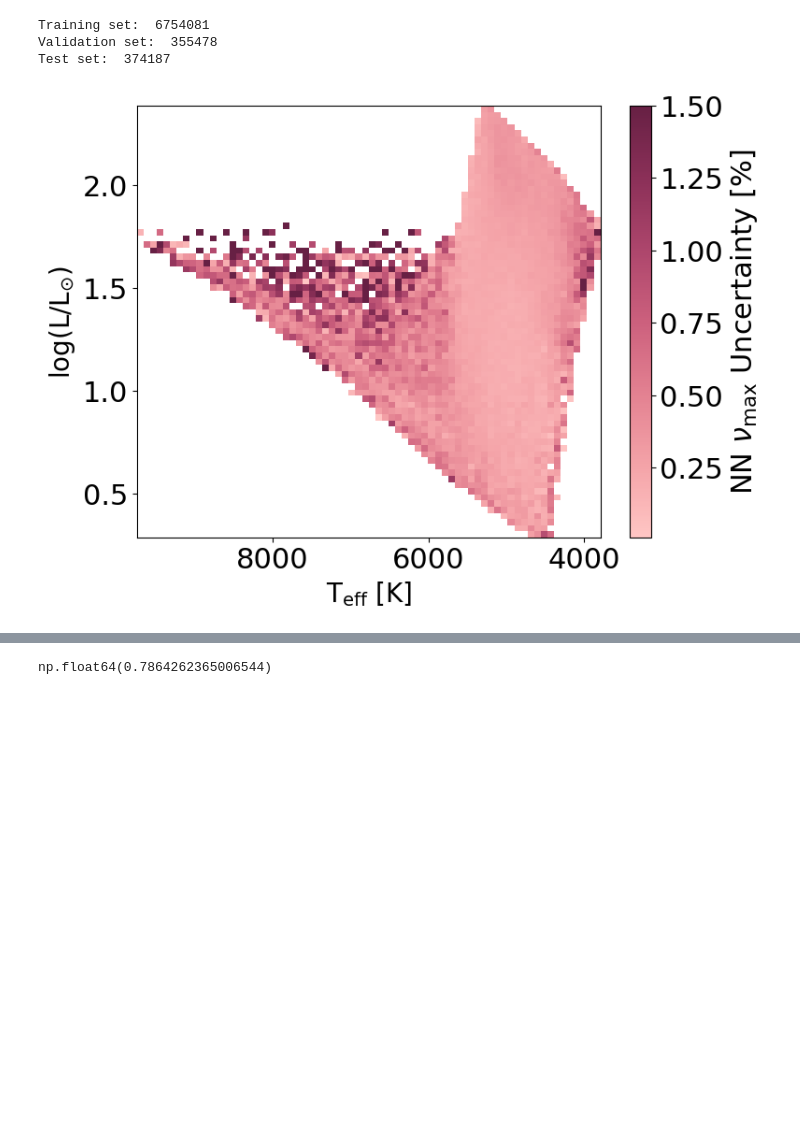
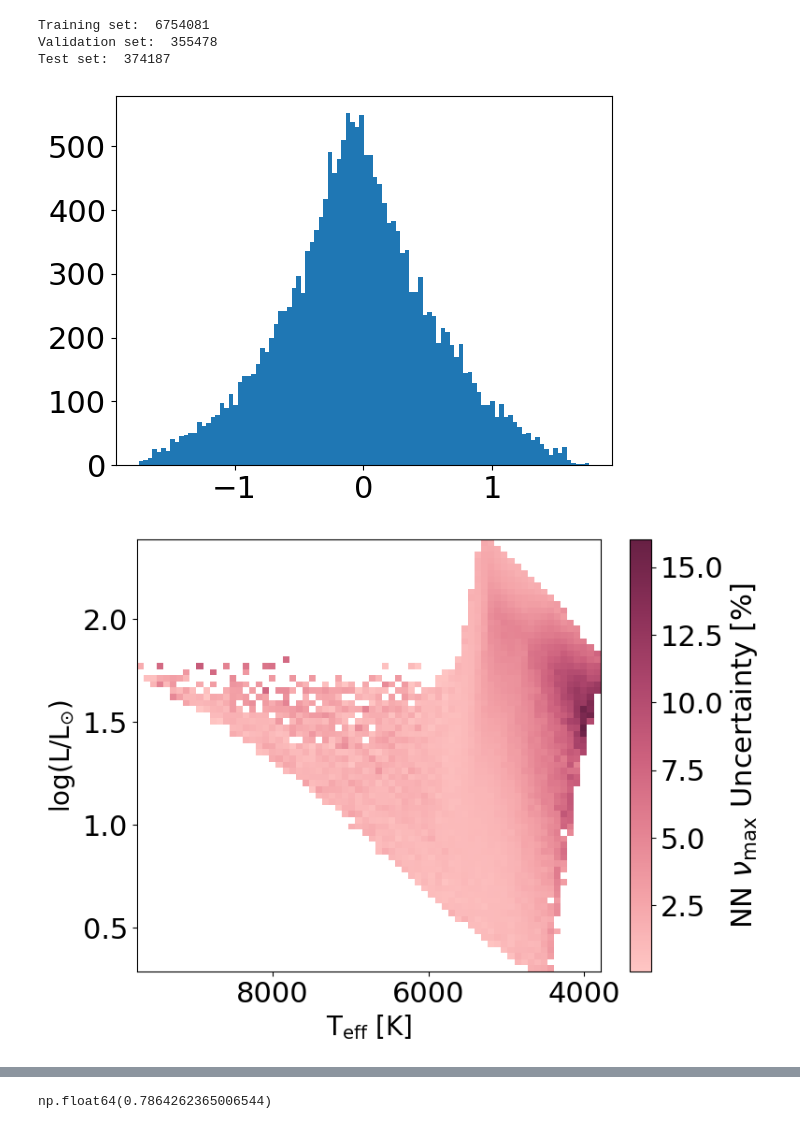
Before and after one commit to ehatt98/M4-hierarchical, a Jupyter notebook: notebooks/plots/hexbin-plot.ipynb, the cells around one changed output, grey strips where cells are left out. Saved outputs shown, nothing was run; the diff lists cells and outputs as text; code cells hidden in the pictures; blank space fills up the shorter version.

```diff
--- a/notebooks/plots/hexbin-plot.ipynb
+++ b/notebooks/plots/hexbin-plot.ipynb
@@ -143,6 +162,11 @@ Indigo = matplotlib.colors.LinearSegmentedColormap.from_list('custom purples', l
 Burg = load_cmap('Burg', cmap_type = 'continuous')
 
 DM = load_cmap('DarkMint', cmap_type = 'continuous')
+# %%
+plt.hist(df_preds_unnorm['lognumax'] - df_test_unnorm['lognumax'], bins = 100)
+plt.show()
+# %% [output]
+[figure, added]
 # %%
 
 matplotlib.rcParams.update({'font.size': 22})
@@ -179,7 +203,7 @@ stat, xedges, yedges, binnumber = binned_statistic_2d(
 fig = plt.figure(figsize=(8, 6))
 ax = plt.gca()
 X, Y = np.meshgrid(xedges, yedges)  # Create a mesh grid for plotting
-pcm = plt.pcolormesh(X, Y, stat.T, cmap=Burg, shading='auto', vmax = 1.5)
+pcm = plt.pcolormesh(X, Y, stat.T, cmap=Burg, shading='auto', )
 plt.colorbar(pcm, label=r'NN $\nu_{\mathrm{max}}$ Uncertainty [%]',)  # Colorbar to show the average z values
 plt.xlabel(r'T$_{\mathrm{eff}}$ [K]', fontsize = 20)
 plt.ylabel(r'log(L/L$_{\odot}$)', fontsize = 20)
@@ -188,5 +212,5 @@ ax.invert_xaxis()
 #plt.savefig(f'../figs/hexplot-numax-frac-{model_name}-nlayers-{n_dense_layers}-nunits-{dense_layer_units}-epochs-{Nepochs}-lrate-{learning_rate}-lossfunc-{loss_func}.png', dpi = 150, bbox_inches = 'tight', pad_inches = 2)
 plt.show()
 # %% [output]
-[figure, old version]
+[figure, new version]
 # %%
```
Also changed, not shown: parts of 6 cells of this notebook, 5 other files.
